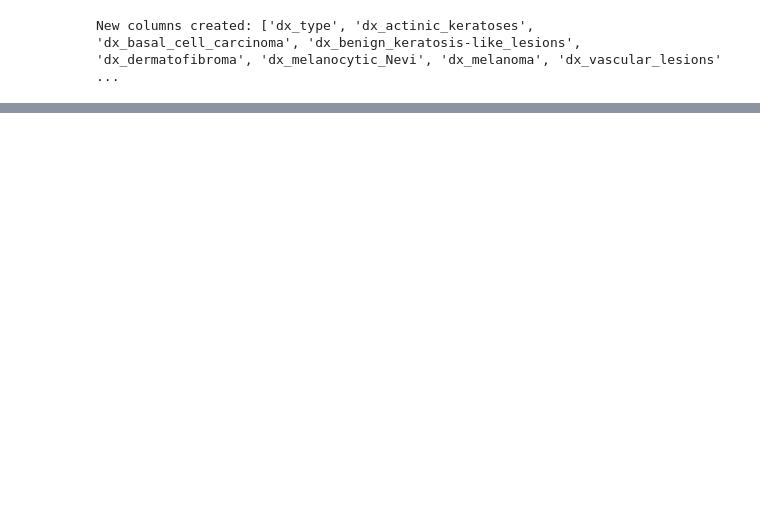
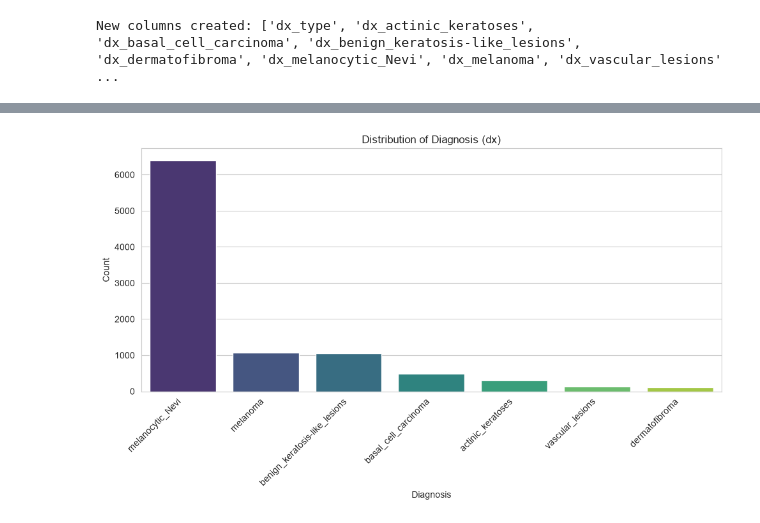
Before and after one commit to Hakunok/CS171-ImageClassifier, a Jupyter notebook: notebooks/eda_processing_split.ipynb, the cells around one changed output, grey strips where cells are left out. Cells and saved outputs as stored; diff of their text form; code cells hidden in the pictures; blank space fills up the shorter version.

```diff
--- a/notebooks/eda_processing_split.ipynb
+++ b/notebooks/eda_processing_split.ipynb
@@ -214,0 +379,14 @@ New columns created: ['dx_type', 'dx_actinic_keratoses', 'dx_basal_cell_carcinom
+# %%
+sns.set_style("whitegrid")
+
+# 1. Distribution of 'dx' (diagnosis)
+plt.figure(figsize=(10, 6))
+sns.countplot(data=df, x='dx', order=df['dx'].value_counts().index, palette='viridis')
+plt.title('Distribution of Diagnosis (dx)')
+plt.xlabel('Diagnosis')
+plt.ylabel('Count')
+plt.xticks(rotation=45, ha='right')
+plt.tight_layout()
+plt.show()
+# %% [output]
+[figure, added]
```
Also changed, not shown: parts of 24 cells of this notebook, 2 other files.
